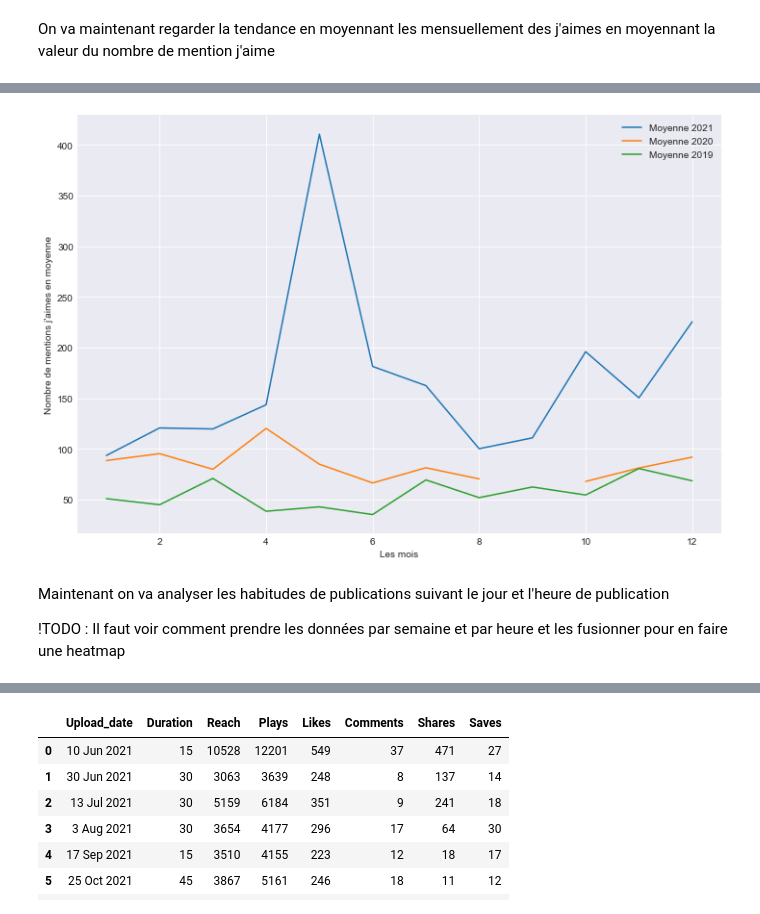
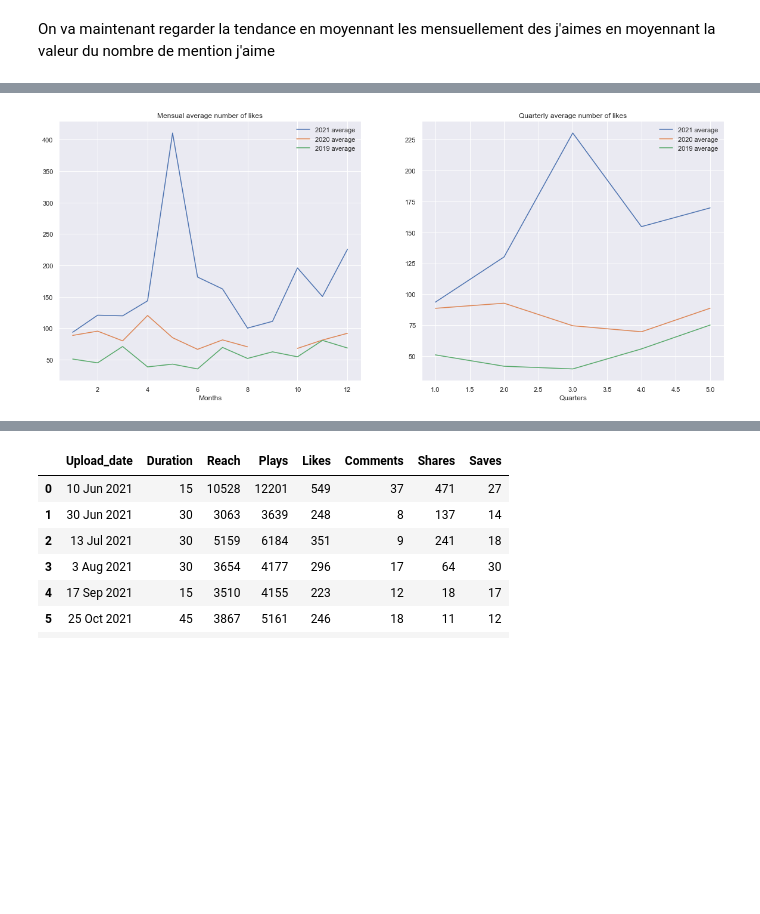
Before and after one commit to MohamedNennouche/Instagram-page-scrapping, a Jupyter notebook: vicData.ipynb, the cells around one changed output, grey strips where cells are left out. Drawn from its saved outputs; the diff is of its cells as text; code cells hidden in the pictures; blank space fills up the shorter version.

Commit message:
Ajout des fichiers qu'il faut

```diff
--- a/vicData.ipynb
+++ b/vicData.ipynb
@@ -42,5 +46,3 @@ posts_df.describe()
-# %%
-posts_df.drop(['Unnamed: 0'], axis=1, inplace=True)
 # %%
 posts_df.columns
 # %% [output]
@@ -50,8 +52,9 @@ Index(['shortcode', 'display_url', 'is_video', 'caption', 'comments',
        'has_audio', 'video_view_count', 'hashtags'],
       dtype='object')
 # %%
-plt.style.use('seaborn-darkgrid')
+sns.set_theme()
 plt.figure()
-posts_df['likes'].plot(style='k.', c ='b', figsize=(16,10))
+posts_df['likes'].plot(style='k.', c ='b', figsize=(16,10), xlabel='Upload date')
 plt.ylim([0,800])
+plt.title('Instagram page posts and number of likes')
 # %% [output]
@@ -92,19 +100,28 @@ Maintenant en faisant un comparatif sur les mois pour les 3 années d'activités
 # %%
 moyenne_2021 = list(posts_df['2021']['likes'].resample('M').mean())
 moyenne_2020 = list(posts_df['2020']['likes'].resample('M').mean())
 moyenne_2019 = list(posts_df['2019']['likes'].resample('M').mean())
+
+moyenne_2021_trim = list(posts_df['2021']['likes'].resample('3M').mean())
+moyenne_2020_trim = list(posts_df['2020']['likes'].resample('3M').mean())
+moyenne_2019_trim = list(posts_df['2019']['likes'].resample('3M').mean())
 mois = range(1,13)
-plt.figure(figsize=(12,8))
-plt.plot(mois,moyenne_2021, label="Moyenne 2021")
-plt.plot(mois,moyenne_2020, label="Moyenne 2020")
-plt.plot(mois,moyenne_2019, label="Moyenne 2019")
+trim = range(1, len(moyenne_2021_trim)+1)
+plt.figure(figsize=(20,8))
+plt.subplot(1,2,1)
+plt.plot(mois,moyenne_2021, label="2021 average")
+plt.plot(mois,moyenne_2020, label="2020 average")
+plt.plot(mois,moyenne_2019, label="2019 average")
 plt.legend()
-plt.xlabel("Les mois")
-plt.ylabel("Nombre de mentions j'aimes en moyenne")
+plt.xlabel("Months")
+plt.title("Mensual average number of likes")
+plt.subplot(1,2,2)
+plt.plot(trim,moyenne_2021_trim, label="2021 average")
+plt.plot(trim,moyenne_2020_trim, label="2020 average")
+plt.plot(trim,moyenne_2019_trim, label="2019 average")
+plt.legend()
+plt.xlabel("Quarters")
+plt.title("Quarterly average number of likes")
 plt.show()
 # %% [output]
-[figure, old version]
+[figure, new version]
-# %% [markdown]
-Maintenant on va analyser les habitudes de publications suivant le jour et l'heure de publication
-
-!TODO : Il faut voir comment prendre les données par semaine et par heure et les fusionner pour en faire une heatmap
```
Also changed, not shown: parts of 27 cells of this notebook, 2 other files.
